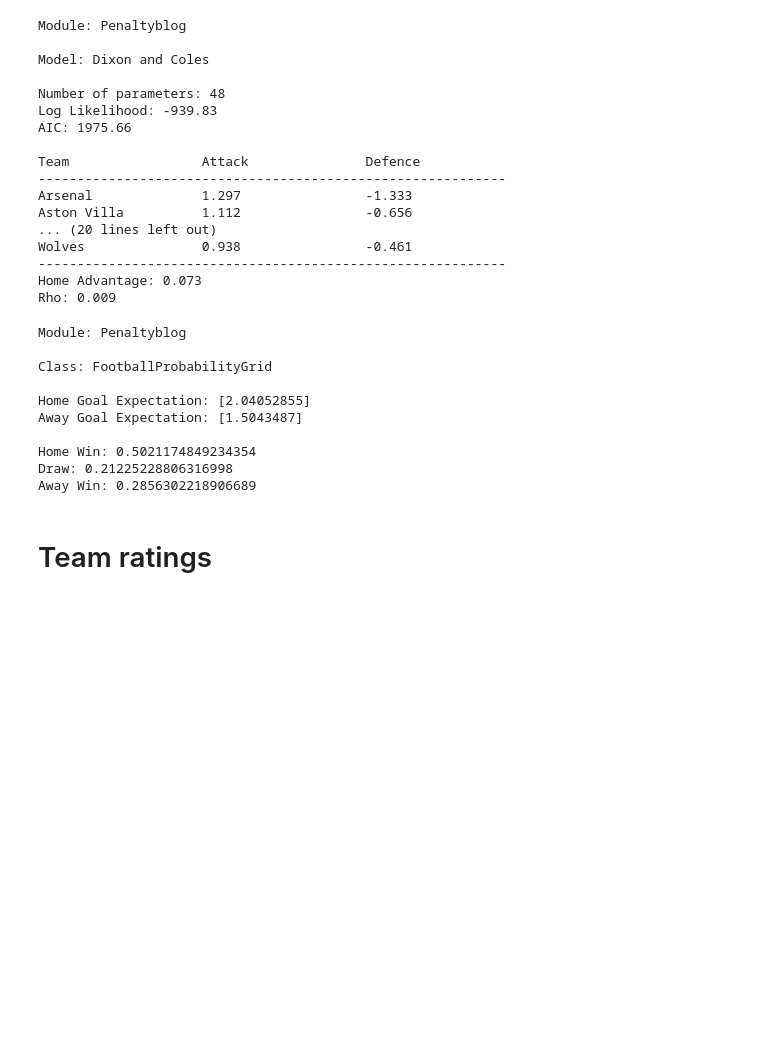
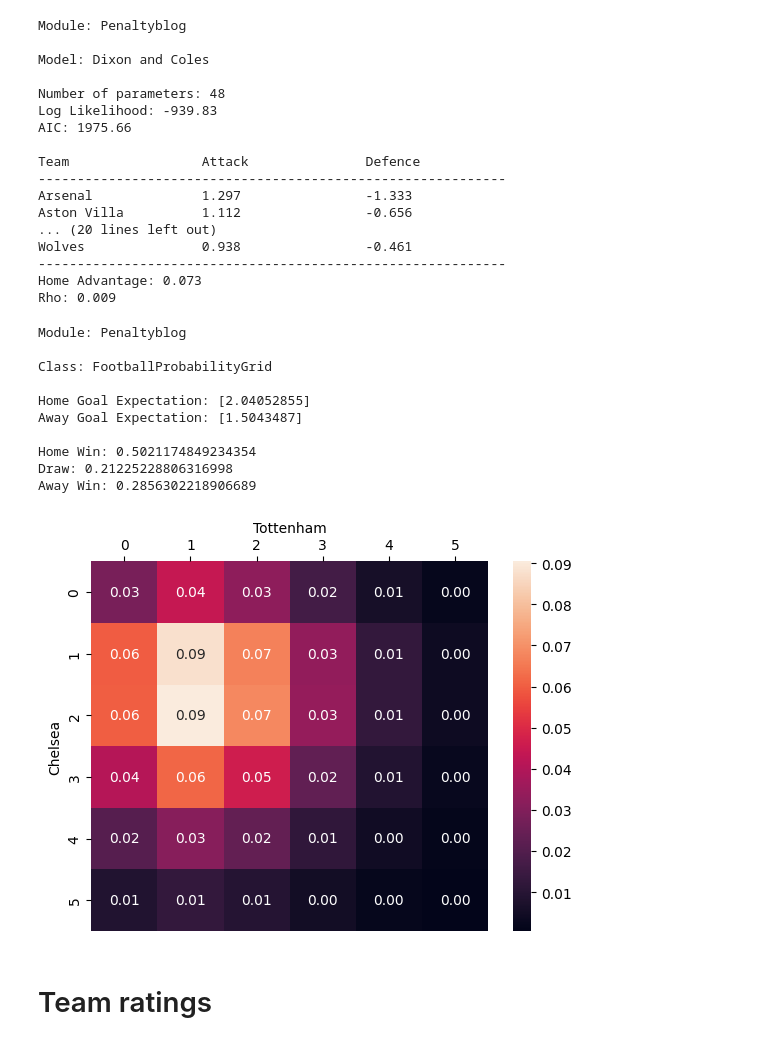
Before and after one commit to jaksticks/match_prediction, a Jupyter notebook: notebooks/dixon_coles.ipynb, the cells around one changed output. Cells and saved outputs as stored; diff of their text form; code cells hidden in the pictures; blank space fills up the shorter version.

```diff
--- a/dixon_coles.ipynb
+++ b/notebooks/dixon_coles.ipynb
@@ -8,0 +41,10 @@ pd.set_option('display.max_columns', None)
+# %%
+def analyse_match(clf, homeTeam, awayTeam):
+
+    probs = clf.predict(homeTeam, awayTeam)
+    display(probs)
+
+    ax = sns.heatmap(probs.grid[:6, :6], annot=True, fmt=".2f")
+    ax.set(xlabel=awayTeam, ylabel=homeTeam)
+    ax.xaxis.tick_top()
+    ax.xaxis.set_label_position('top')
@@ -80,19 +130,22 @@ Wolves               0.938                -0.461
 ------------------------------------------------------------
 Home Advantage: 0.073
 Rho: 0.009
-# %%
-clf.predict("Chelsea", "Tottenham")
-# %% [output]
-Module: Penaltyblog
-
-Class: FootballProbabilityGrid
-
-Home Goal Expectation: [2.04052855]
-Away Goal Expectation: [1.5043487]
-
-Home Win: 0.5021174849234354
-Draw: 0.21225228806316998
-Away Win: 0.2856302218906689
+# %%
+homeTeam = "Chelsea"
+awayTeam = "Tottenham"
+analyse_match(clf, homeTeam, awayTeam)
+# %% [output]
+Module: Penaltyblog
+
+Class: FootballProbabilityGrid
+
+Home Goal Expectation: [2.04052855]
+Away Goal Expectation: [1.5043487]
+
+Home Win: 0.5021174849234354
+Draw: 0.21225228806316998
+Away Win: 0.2856302218906689
+[figure, added]
 # %% [markdown]
 # Team ratings
 # %%
```
Also changed, not shown: parts of 12 cells of this notebook, 2 other files.
